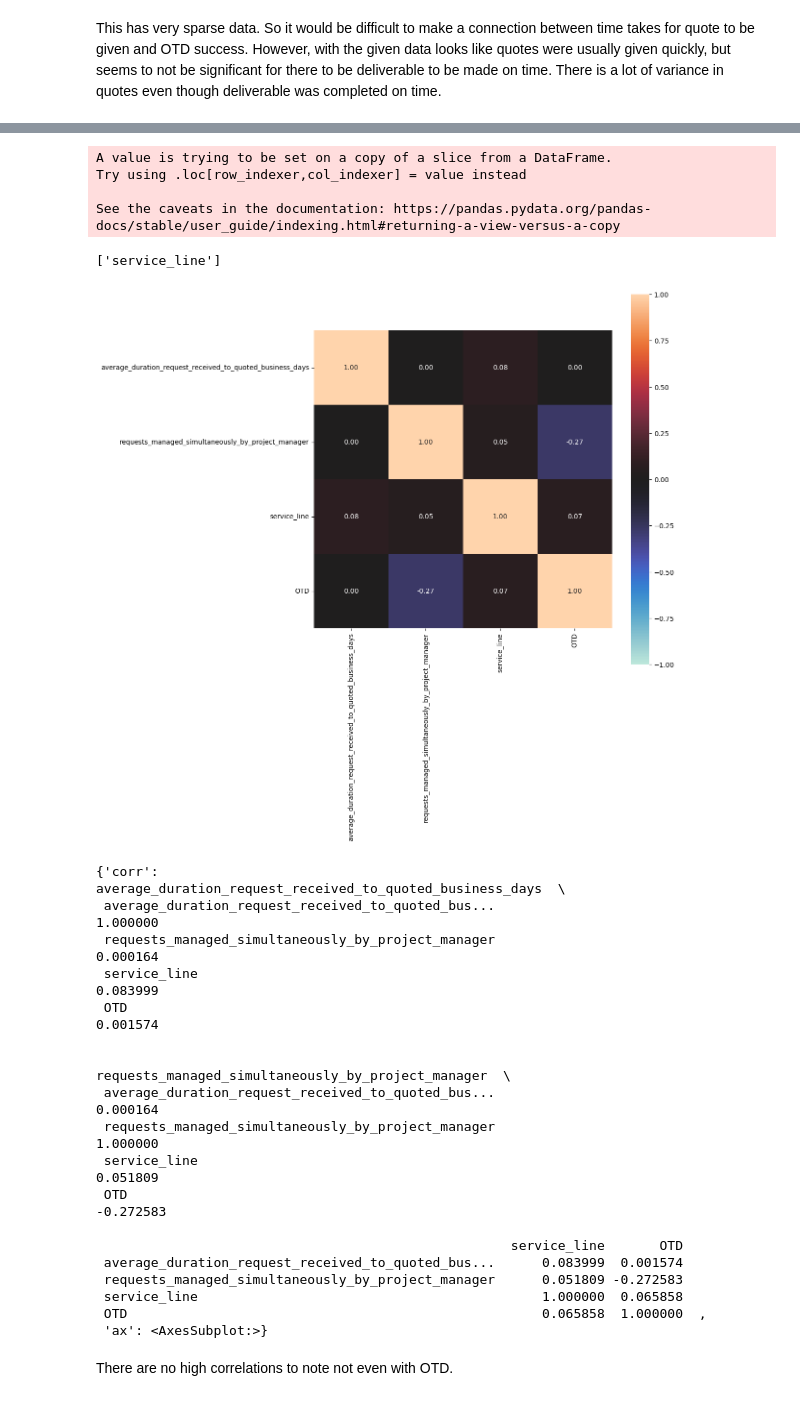
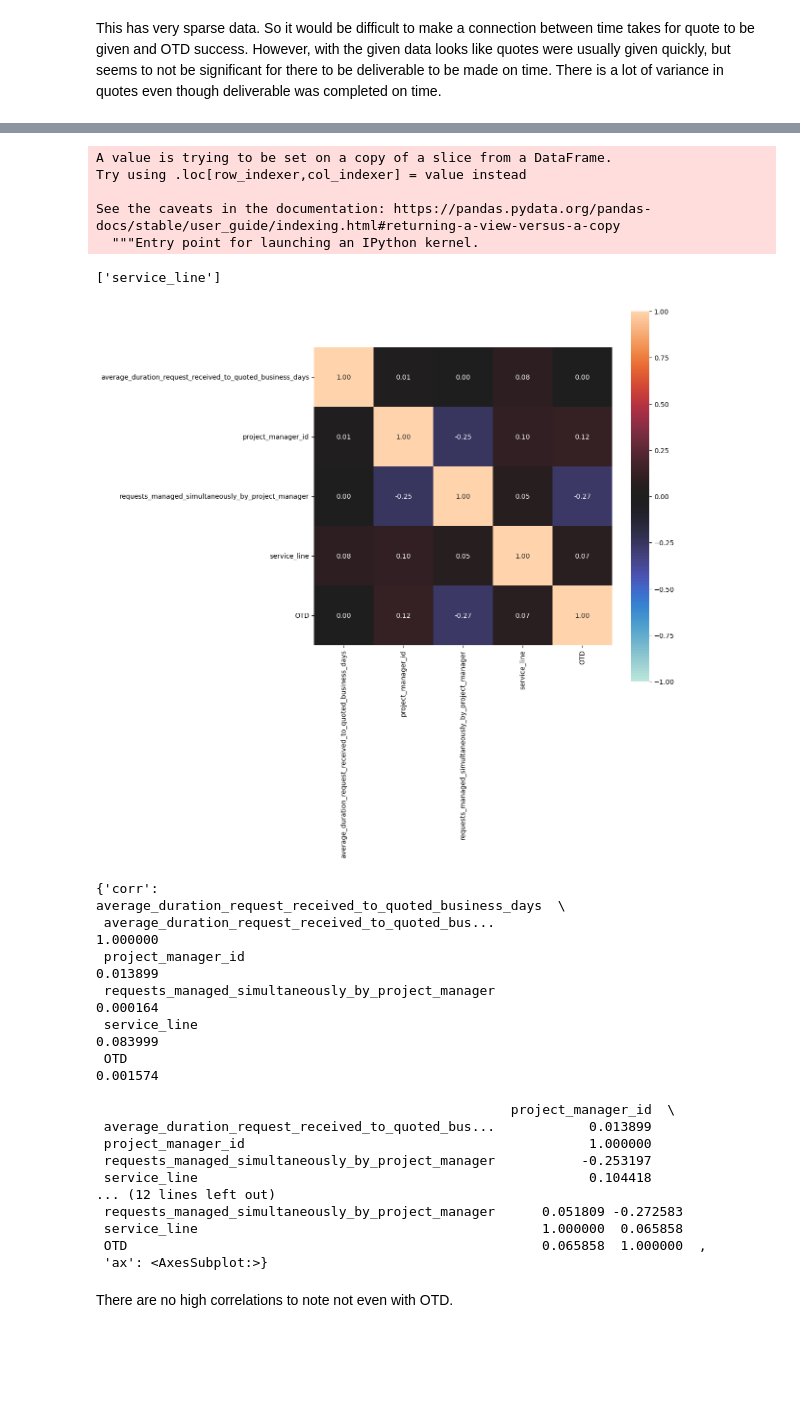
Before and after one commit to mindyng/Take-Homes, a Jupyter notebook: welocalize-sr-da-assessment.ipynb, the cells around one changed output, grey strips where cells are left out. Cells and saved outputs as stored; diff of their text form; code cells hidden in the pictures; blank space fills up the shorter version.

```diff
--- a/welocalize-sr-da-assessment.ipynb
+++ b/welocalize-sr-da-assessment.ipynb
@@ -721,18 +728,14 @@ Last, but not least, let's see if any request level columns correlate with OTD.
 * change is_client_deliverable_past_due to OTD (swap True -> 0)
 * change categorical data in service line to numeric
 # %%
-requests3 = requests2[['average_duration_request_received_to_quoted_business_days',
- 'requests_managed_simultaneously_by_project_manager',
- 'service_line',
- 'is_client_deliverable_past_due']]
+requests2['is_client_deliverable_past_due'] = requests2['is_client_deliverable_past_due'].astype(int)
+requests2['OTD'] = requests2['is_client_deliverable_past_due'].replace({0:1, 1:0})
 
-requests3['is_client_deliverable_past_due'] = requests3['is_client_deliverable_past_due'].astype(int)
-requests3['OTD'] = requests3['is_client_deliverable_past_due'].replace({0:1, 1:0})
-
-requests3.drop(columns=['is_client_deliverable_past_due'], inplace=True)
+requests2.drop(columns=['is_client_deliverable_past_due'], inplace=True)
 # %% [output]
 A value is trying to be set on a copy of a slice from a DataFrame.
 Try using .loc[row_indexer,col_indexer] = value instead
 
 See the caveats in the documentation: https://pandas.pydata.org/pandas-docs/stable/user_guide/indexing.html#returning-a-view-versus-a-copy
+  """Entry point for launching an IPython kernel.
 # %%
@@ -741,24 +744,23 @@ categorical_features
 # %% [output]
 ['service_line']
 # %%
-complete_correlation= associations(requests3, figsize=(10,10))
+complete_correlation= associations(requests2, figsize=(10,10))
 complete_correlation
 # %% [output]
-[figure, old version]
+[figure, new version]
 {'corr':                                                     average_duration_request_received_to_quoted_business_days  \
  average_duration_request_received_to_quoted_bus...                                           1.000000
+ project_manager_id                                                                           0.013899
  requests_managed_simultaneously_by_project_manager                                           0.000164
  service_line                                                                                 0.083999
  OTD                                                                                          0.001574
 
-                                                     requests_managed_simultaneously_by_project_manager  \
- average_duration_request_received_to_quoted_bus...                                           0.000164
- requests_managed_simultaneously_by_project_manager                                           1.000000
- service_line                                                                                 0.051809
- OTD                                                                                         -0.272583
-
-                                                     service_line       OTD
- average_duration_request_received_to_quoted_bus...      0.083999  0.001574
+                                                     project_manager_id  \
+ average_duration_request_received_to_quoted_bus...            0.013899
+ project_manager_id                                            1.000000
+ requests_managed_simultaneously_by_project_manager           -0.253197
+ service_line                                                  0.104418
+... (12 lines left out)
  requests_managed_simultaneously_by_project_manager      0.051809 -0.272583
  service_line                                            1.000000  0.065858
  OTD                                                     0.065858  1.000000  ,
```
Also changed, not shown: parts of 7 cells of this notebook.
